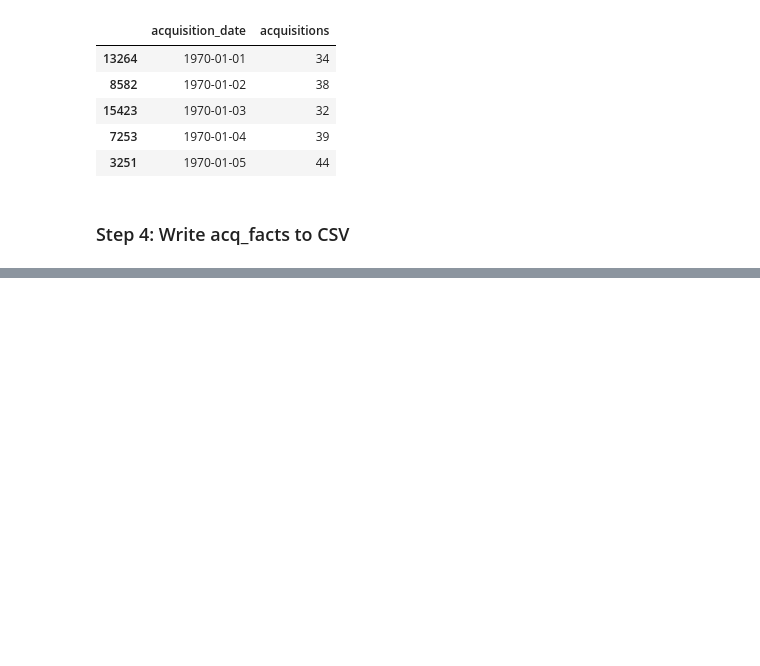
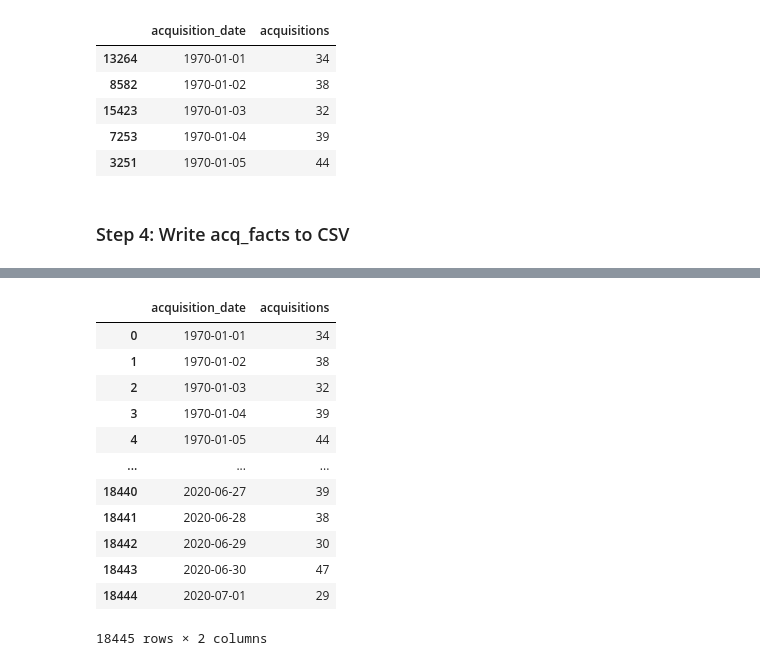
Before and after one commit to emilyoxford/mw_als_data_engineering, a Jupyter notebook: als_data_engineering.ipynb, the cells around one changed output, grey strips where cells are left out. Saved outputs shown, nothing was run; the diff lists cells and outputs as text; code cells hidden in the pictures; blank space fills up the shorter version.

```diff
--- a/als_data_engineering.ipynb
+++ b/als_data_engineering.ipynb
@@ -328,0 +375,16 @@ acq_facts.to_csv('acquisition_facts.csv', index = False)
+# %%
+acquisition_facts
+# %% [output]
+|  | acquisition_date | acquisitions |
+| 0 | 1970-01-01 | 34 |
+| 1 | 1970-01-02 | 38 |
+| 2 | 1970-01-03 | 32 |
+| 3 | 1970-01-04 | 39 |
+| 4 | 1970-01-05 | 44 |
+| ... | ... | ... |
+| 18440 | 2020-06-27 | 39 |
+| 18441 | 2020-06-28 | 38 |
+| 18442 | 2020-06-29 | 30 |
+| 18443 | 2020-06-30 | 47 |
+| 18444 | 2020-07-01 | 29 |
+18445 rows × 2 columns
```
Also changed, not shown: parts of 12 cells of this notebook.
